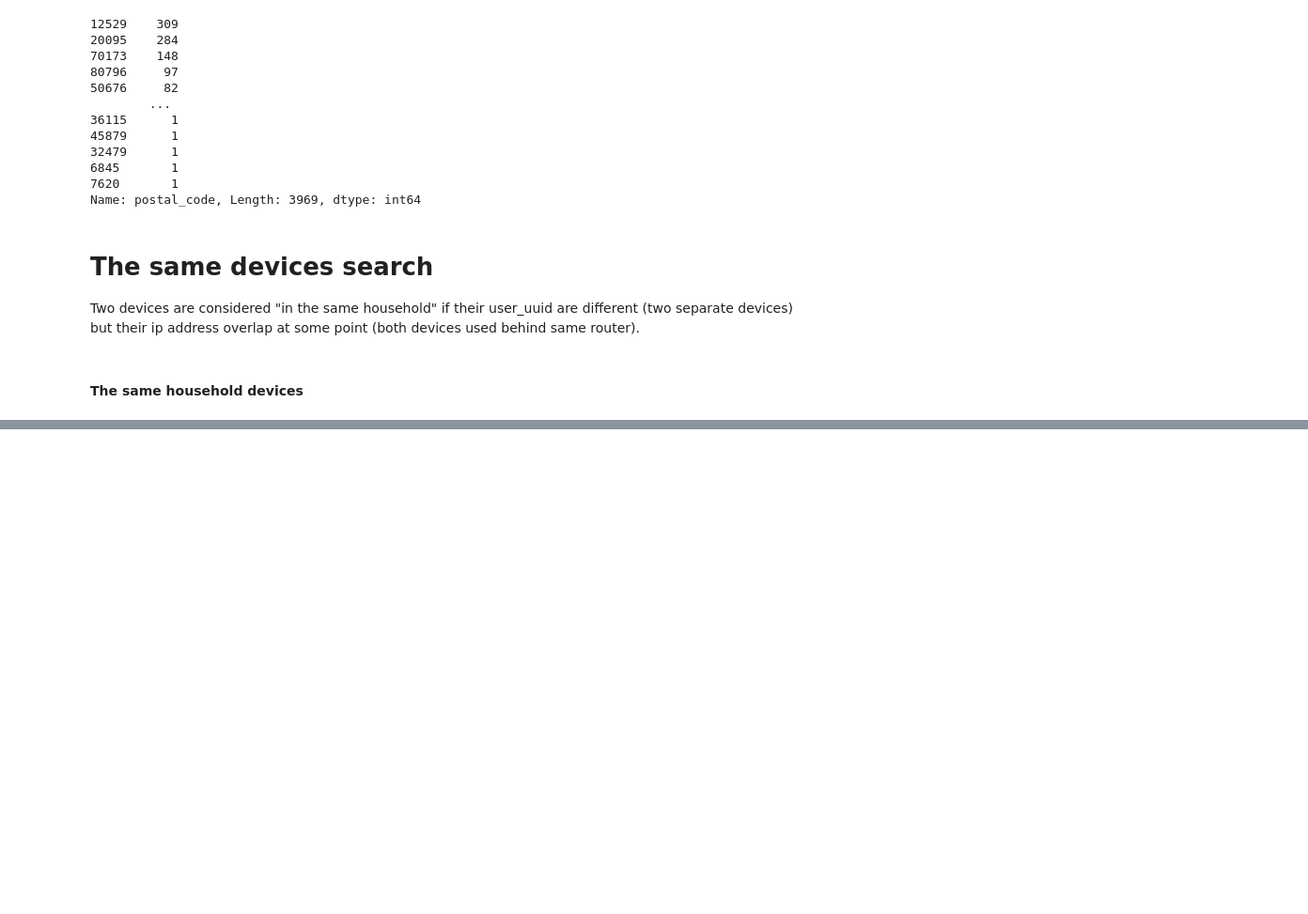
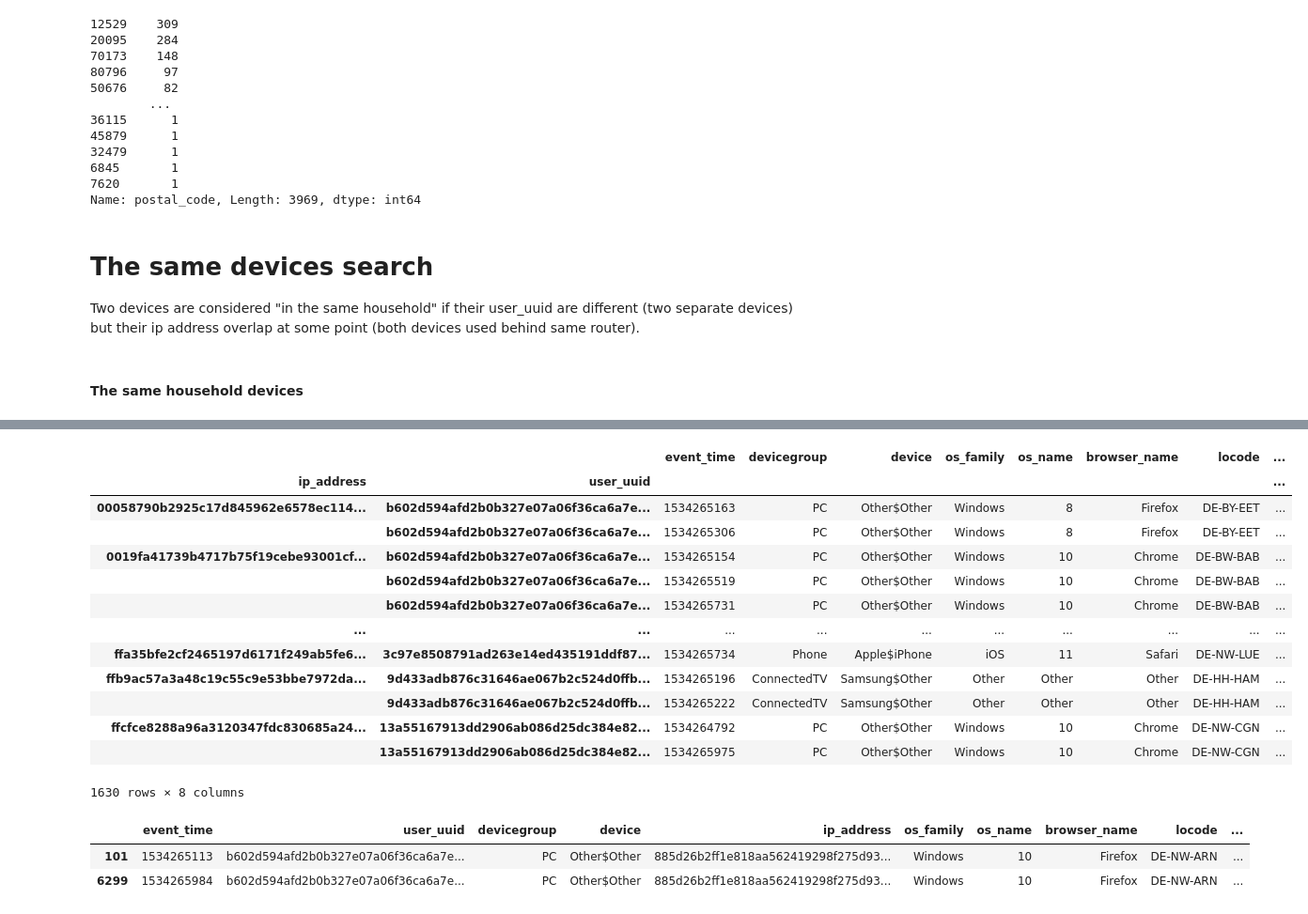
Before and after one commit to piotr-druzdzel/Graphs-for-Household-Devices, a Jupyter notebook: main.ipynb, the cells around one changed output, grey strips where cells are left out. Shown at 94% size. Saved outputs shown, nothing was run; the diff lists cells and outputs as text; code cells hidden in the pictures; blank space fills up the shorter version.

```diff
--- a/main.ipynb
+++ b/main.ipynb
@@ -303,0 +329,24 @@ Length: 13775, dtype: int64
+# %%
+df_multi = df.set_index(['ip_address', 'user_uuid']).sort_index(level=0)
+df_multi
+# %% [output]
+|  |  | event_time | devicegroup | device | os_family | os_name | browser_name | locode | ... |
+| ip_address | user_uuid |  |  |  |  |  |  |  | ... |
+| 00058790b2925c17d845962e6578ec114... | b602d594afd2b0b327e07a06f36ca6a7e... | 1534265163 | PC | Other$Other | Windows | 8 | Firefox | DE-BY-EET | ... |
+|  | b602d594afd2b0b327e07a06f36ca6a7e... | 1534265306 | PC | Other$Other | Windows | 8 | Firefox | DE-BY-EET | ... |
+| 0019fa41739b4717b75f19cebe93001cf... | b602d594afd2b0b327e07a06f36ca6a7e... | 1534265154 | PC | Other$Other | Windows | 10 | Chrome | DE-BW-BAB | ... |
+|  | b602d594afd2b0b327e07a06f36ca6a7e... | 1534265519 | PC | Other$Other | Windows | 10 | Chrome | DE-BW-BAB | ... |
+|  | b602d594afd2b0b327e07a06f36ca6a7e... | 1534265731 | PC | Other$Other | Windows | 10 | Chrome | DE-BW-BAB | ... |
+| ... | ... | ... | ... | ... | ... | ... | ... | ... | ... |
+| ffa35bfe2cf2465197d6171f249ab5fe6... | 3c97e8508791ad263e14ed435191ddf87... | 1534265734 | Phone | Apple$iPhone | iOS | 11 | Safari | DE-NW-LUE | ... |
+| ffb9ac57a3a48c19c55c9e53bbe7972da... | 9d433adb876c31646ae067b2c524d0ffb... | 1534265196 | ConnectedTV | Samsung$Other | Other | Other | Other | DE-HH-HAM | ... |
+|  | 9d433adb876c31646ae067b2c524d0ffb... | 1534265222 | ConnectedTV | Samsung$Other | Other | Other | Other | DE-HH-HAM | ... |
+| ffcfce8288a96a3120347fdc830685a24... | 13a55167913dd2906ab086d25dc384e82... | 1534264792 | PC | Other$Other | Windows | 10 | Chrome | DE-NW-CGN | ... |
+|  | 13a55167913dd2906ab086d25dc384e82... | 1534265975 | PC | Other$Other | Windows | 10 | Chrome | DE-NW-CGN | ... |
+1630 rows × 8 columns
+# %%
+df[df.ip_address=='885d26b2ff1e818aa562419298f275d93019ad78']
+# %% [output]
+|  | event_time | user_uuid | devicegroup | device | ip_address | os_family | os_name | browser_name | locode | ... |
+| 101 | 1534265113 | b602d594afd2b0b327e07a06f36ca6a7e... | PC | Other$Other | 885d26b2ff1e818aa562419298f275d93... | Windows | 10 | Firefox | DE-NW-ARN | ... |
+| 6299 | 1534265984 | b602d594afd2b0b327e07a06f36ca6a7e... | PC | Other$Other | 885d26b2ff1e818aa562419298f275d93... | Windows | 10 | Firefox | DE-NW-ARN | ... |
```
Also changed, not shown: parts of 8 cells of this notebook.
